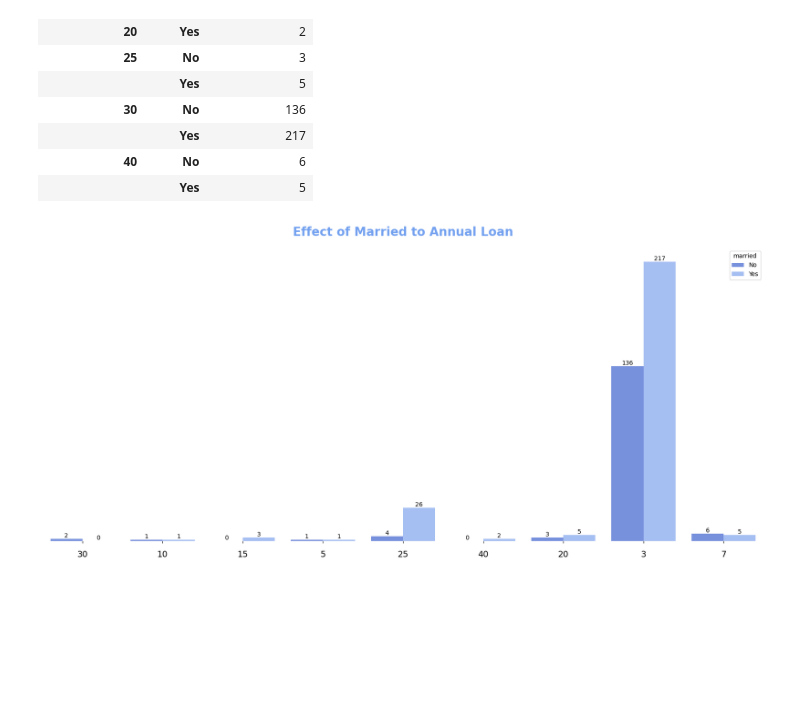
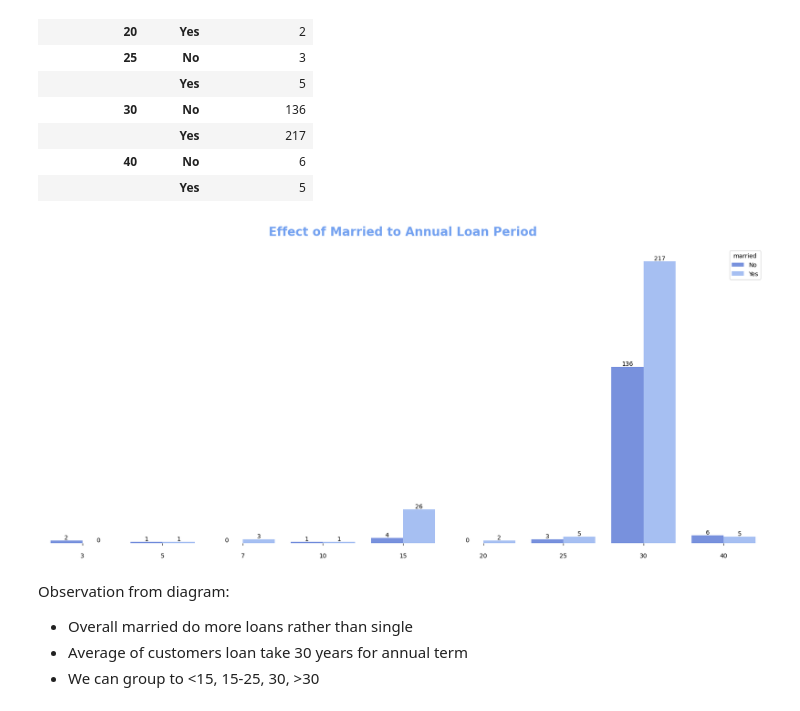
Before and after one commit to tnnz20/loan_customer_analysis, a Jupyter notebook: loan_customers.ipynb, the cells around one changed output. Cells and saved outputs as stored; diff of their text form; code cells hidden in the pictures; blank space fills up the shorter version.

```diff
--- a/loan_customers.ipynb
+++ b/loan_customers.ipynb
@@ -716,9 +725,8 @@ new_df.groupby(['loan_term_month', 'married']).agg({'loan_term_month':'count'})
 plt.style.use('default')
 plt.figure(figsize=(17,8))
 
-value_unique = new_df.loan_term_month.unique().tolist()
-ax = sns.countplot(x=new_df['loan_term_month'], hue=new_df['married'],
-                    data=new_df, palette=palette_colors, hue_order=['No','Yes'])
+ax = sns.countplot(x='loan_term_month', hue='married',
+                    data=new_df, palette=palette_colors)
 
 # Hidden line for x and y
 ax.spines["top"].set_visible(False)
@@ -732,10 +740,9 @@ plt.tick_params(axis = 'y', which = 'both', left = False,
 plt.ylabel('')
 plt.tick_params(axis = 'x', which = 'both', bottom = True,
                 top = False, labelbottom = True, pad = 12)
-plt.xticks(np.arange(len(value_unique)), value_unique, size = 14)
 plt.xlabel('')
 
-ax.set_title(label='Effect of Married to Monthly Loan',
+ax.set_title(label='Effect of Married to Monthly Loan Period',
               fontsize = 20, fontweight='bold', color='#73a1f0', pad=20)
 
 # Anote count value
@@ -748,0 +776,31 @@ plt.show()
+# %%
+plt.style.use('default')
+plt.figure(figsize=(17,8))
+
+ax = sns.countplot(x='loan_term_month_group', hue='married',
+                    data=new_df, palette=palette_colors,
+                    order=['<100', '100-200', '200-300', '>350'])
+
+# Hidden line for x and y
+ax.spines["top"].set_visible(False)
+ax.spines["right"].set_visible(False)
+ax.spines["bottom"].set_visible(False)
+ax.spines["left"].set_visible(False)
+
+# Customize ticks
+plt.tick_params(axis = 'y', which = 'both', left = False,
+                right = False, labelleft = False)
+plt.ylabel('')
+plt.tick_params(axis = 'x', which = 'both', bottom = True,
+                top = False, labelbottom = True, pad = 12)
+plt.xlabel('')
+
+ax.set_title(label='Most applicants who are married or not have chosen a loan term of 200 months',
+              fontsize = 20, fontweight='bold', color='#73a1f0', pad=25)
+
+# Anote count value
+for container in ax.containers:
+  ax.bar_label(container)
+
+plt.tight_layout()
+plt.show()
@@ -769,34 +829,37 @@ new_df.groupby(['loan_term_year', 'married']).agg({'loan_term_year':'count'})
 # %%
 plt.style.use('default')
 plt.figure(figsize=(17,8))
 
-value_unique = new_df.loan_term_year.unique().tolist()
-ax = sns.countplot(x=new_df['loan_term_year'], hue=new_df['married'],
+ax = sns.countplot(x='loan_term_year', hue='married',
                     data=new_df, palette=palette_colors, hue_order=['No','Yes'])
 
 # Hidden line for x and y
 ax.spines["top"].set_visible(False)
 ax.spines["right"].set_visible(False)
 ax.spines["bottom"].set_visible(False)
 ax.spines["left"].set_visible(False)
 
 # Customize ticks
 plt.tick_params(axis = 'y', which = 'both', left = False,
                 right = False, labelleft = False)
 plt.ylabel('')
 plt.tick_params(axis = 'x', which = 'both', bottom = True,
                 top = False, labelbottom = True, pad = 12)
-plt.xticks(np.arange(len(value_unique)), value_unique, size = 14)
 plt.xlabel('')
 
-ax.set_title(label='Effect of Married to Annual Loan',
+ax.set_title(label='Effect of Married to Annual Loan Period',
               fontsize = 20, fontweight='bold', color='#73a1f0', pad=20)
 
 # Anote count value
 for container in ax.containers:
   ax.bar_label(container)
 
 plt.tight_layout()
 plt.show()
 # %% [output]
-[figure, old version]
+[figure, new version]
+# %% [markdown]
+Observation from diagram:
+- Overall married do more loans rather than single
+- Average of customers loan take 30 years for annual term
+- We can group to <15, 15-25, 30, >30
```
Also changed, not shown: parts of 13 cells of this notebook.
